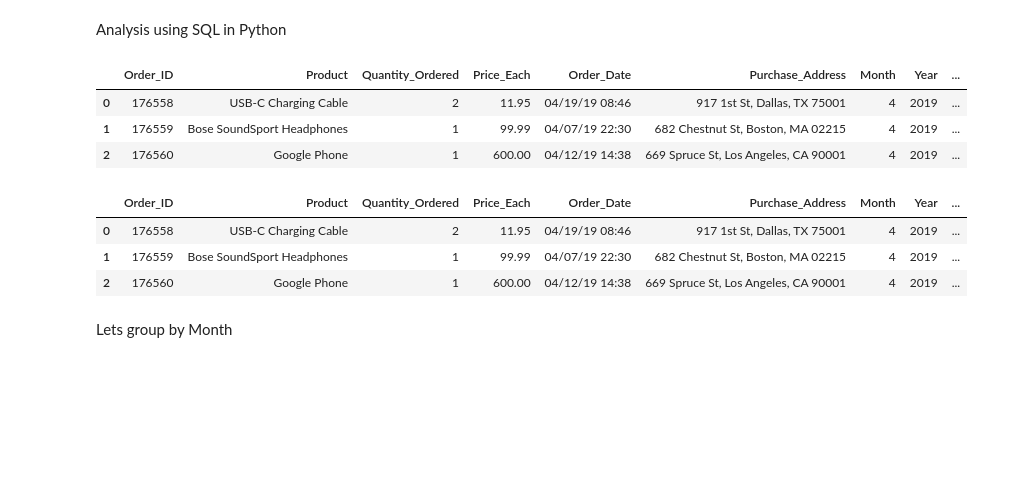
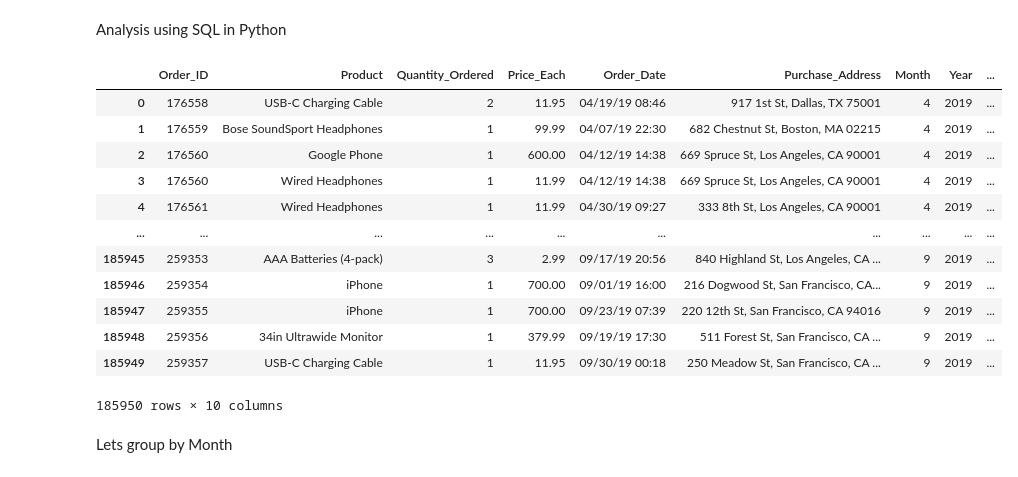
Before and after one commit to Georgios7/SQL_with_Python, a Jupyter notebook: SQL_in_Python.ipynb, the cells around one changed output. Cells and saved outputs as stored; diff of their text form; code cells hidden in the pictures; blank space fills up the shorter version.

```diff
--- a/SQL_in_Python.ipynb
+++ b/SQL_in_Python.ipynb
@@ -161,28 +158,25 @@ Analysis using SQL in Python
 #!pip install -U pandasql
 from pandasql import sqldf
 pysqldf = lambda q: sqldf(q, globals())
-# %%
-#run option 1
-pysqldf("SELECT * FROM all_sales LIMIT 3;")
-# %% [output]
-|  | Order_ID | Product | Quantity_Ordered | Price_Each | Order_Date | Purchase_Address | Month | Year | ... |
-| 0 | 176558 | USB-C Charging Cable | 2 | 11.95 | 04/19/19 08:46 | 917 1st St, Dallas, TX 75001 | 4 | 2019 | ... |
-| 1 | 176559 | Bose SoundSport Headphones | 1 | 99.99 | 04/07/19 22:30 | 682 Chestnut St, Boston, MA 02215 | 4 | 2019 | ... |
-| 2 | 176560 | Google Phone | 1 | 600.00 | 04/12/19 14:38 | 669 Spruce St, Los Angeles, CA 90001 | 4 | 2019 | ... |
 # %%
-# run option 2
-q = """
-select *,(Quantity_Ordered *Price_Each) as Sales
-FROM all_sales
-;"""
+import duckdb
+df = duckdb.execute(
+        'select *,(Quantity_Ordered *Price_Each) as Sales FROM all_sales').df()
+df
+# %% [output]
+|  | Order_ID | Product | Quantity_Ordered | Price_Each | Order_Date | Purchase_Address | Month | Year | ... |
+| 0 | 176558 | USB-C Charging Cable | 2 | 11.95 | 04/19/19 08:46 | 917 1st St, Dallas, TX 75001 | 4 | 2019 | ... |
+| 1 | 176559 | Bose SoundSport Headphones | 1 | 99.99 | 04/07/19 22:30 | 682 Chestnut St, Boston, MA 02215 | 4 | 2019 | ... |
+| 2 | 176560 | Google Phone | 1 | 600.00 | 04/12/19 14:38 | 669 Spruce St, Los Angeles, CA 90001 | 4 | 2019 | ... |
+| 3 | 176560 | Wired Headphones | 1 | 11.99 | 04/12/19 14:38 | 669 Spruce St, Los Angeles, CA 90001 | 4 | 2019 | ... |
+| 4 | 176561 | Wired Headphones | 1 | 11.99 | 04/30/19 09:27 | 333 8th St, Los Angeles, CA 90001 | 4 | 2019 | ... |
+| ... | ... | ... | ... | ... | ... | ... | ... | ... | ... |
+| 185945 | 259353 | AAA Batteries (4-pack) | 3 | 2.99 | 09/17/19 20:56 | 840 Highland St, Los Angeles, CA ... | 9 | 2019 | ... |
+| 185946 | 259354 | iPhone | 1 | 700.00 | 09/01/19 16:00 | 216 Dogwood St, San Francisco, CA... | 9 | 2019 | ... |
+| 185947 | 259355 | iPhone | 1 | 700.00 | 09/23/19 07:39 | 220 12th St, San Francisco, CA 94016 | 9 | 2019 | ... |
+| 185948 | 259356 | 34in Ultrawide Monitor | 1 | 379.99 | 09/19/19 17:30 | 511 Forest St, San Francisco, CA ... | 9 | 2019 | ... |
+| 185949 | 259357 | USB-C Charging Cable | 1 | 11.95 | 09/30/19 00:18 | 250 Meadow St, San Francisco, CA ... | 9 | 2019 | ... |
+185950 rows × 10 columns
-# %%
-df = pysqldf(q)
-df.head(3)
-# %% [output]
-|  | Order_ID | Product | Quantity_Ordered | Price_Each | Order_Date | Purchase_Address | Month | Year | ... |
-| 0 | 176558 | USB-C Charging Cable | 2 | 11.95 | 04/19/19 08:46 | 917 1st St, Dallas, TX 75001 | 4 | 2019 | ... |
-| 1 | 176559 | Bose SoundSport Headphones | 1 | 99.99 | 04/07/19 22:30 | 682 Chestnut St, Boston, MA 02215 | 4 | 2019 | ... |
-| 2 | 176560 | Google Phone | 1 | 600.00 | 04/12/19 14:38 | 669 Spruce St, Los Angeles, CA 90001 | 4 | 2019 | ... |
 # %% [markdown]
 Lets group by Month
 # %%
```
Also changed, not shown: parts of 4 cells of this notebook, 1 other file.
